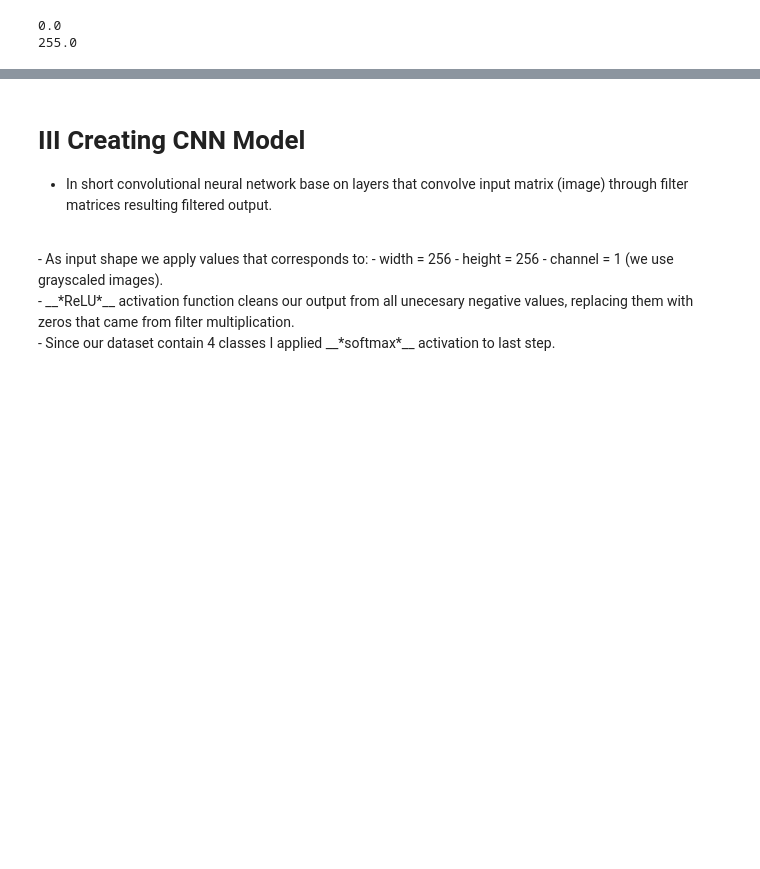
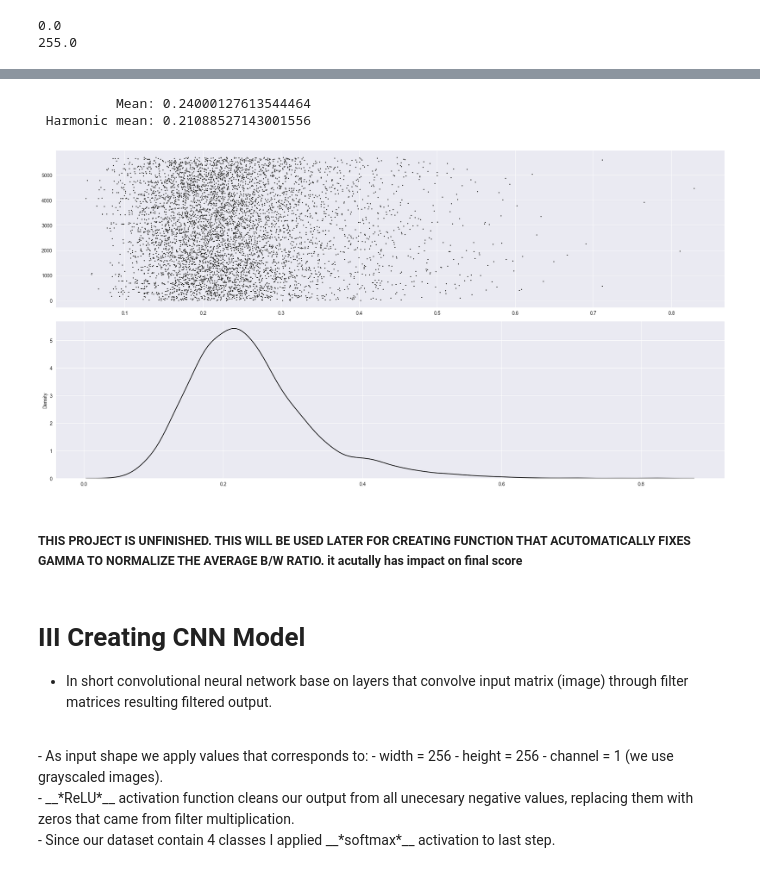
Before and after one commit to gracjan-p/brain-tumors, a Jupyter notebook: brain-tumors-analysis.ipynb, the cells around one changed output, grey strips where cells are left out. Drawn from its saved outputs; the diff is of its cells as text; code cells hidden in the pictures; blank space fills up the shorter version.

```diff
--- a/brain-tumors-analysis.ipynb
+++ b/brain-tumors-analysis.ipynb
@@ -133,3 +163,27 @@ print(min_value, max_value, sep='\n')
+# %%
+from scipy.stats.mstats import hmean
+
+all_images = []
+for images, label in data:
+    all_images.append(images.numpy())
+
+all_images = np.concatenate(all_images, axis=0)
+# skipping value 0 because it's background and it will lower our average
+all_means = [x[x != 0].mean() for x in all_images]
+
+print(f'{'Mean':>14}: {np.mean(all_means)}\n'
+      f'{'Harmonic mean':>14}: {hmean(all_means)}')
+
+fig, axes = plt.subplots(nrows=2, ncols=1, figsize=(20, 10))
+sb.scatterplot(y=[x for x in range(len(all_means))], x=all_means, color='black', s=5, ax=axes[0])
+sb.kdeplot(x=all_means, color='black', ax=axes[1])
+plt.tight_layout()
+# %% [output]
+          Mean: 0.24000127613544464
+ Harmonic mean: 0.21088527143001556
+[figure, added]
+# %% [markdown]
+##### THIS PROJECT IS UNFINISHED. THIS WILL BE USED LATER FOR CREATING FUNCTION THAT ACUTOMATICALLY FIXES GAMMA TO NORMALIZE THE AVERAGE B/W RATIO. it acutally has impact on final score
 # %% [markdown]
 # III Creating CNN Model
 - In short convolutional neural network base on layers that convolve input matrix (image) through filter matrices resulting filtered output.
```
Also changed, not shown: parts of 13 cells of this notebook.
